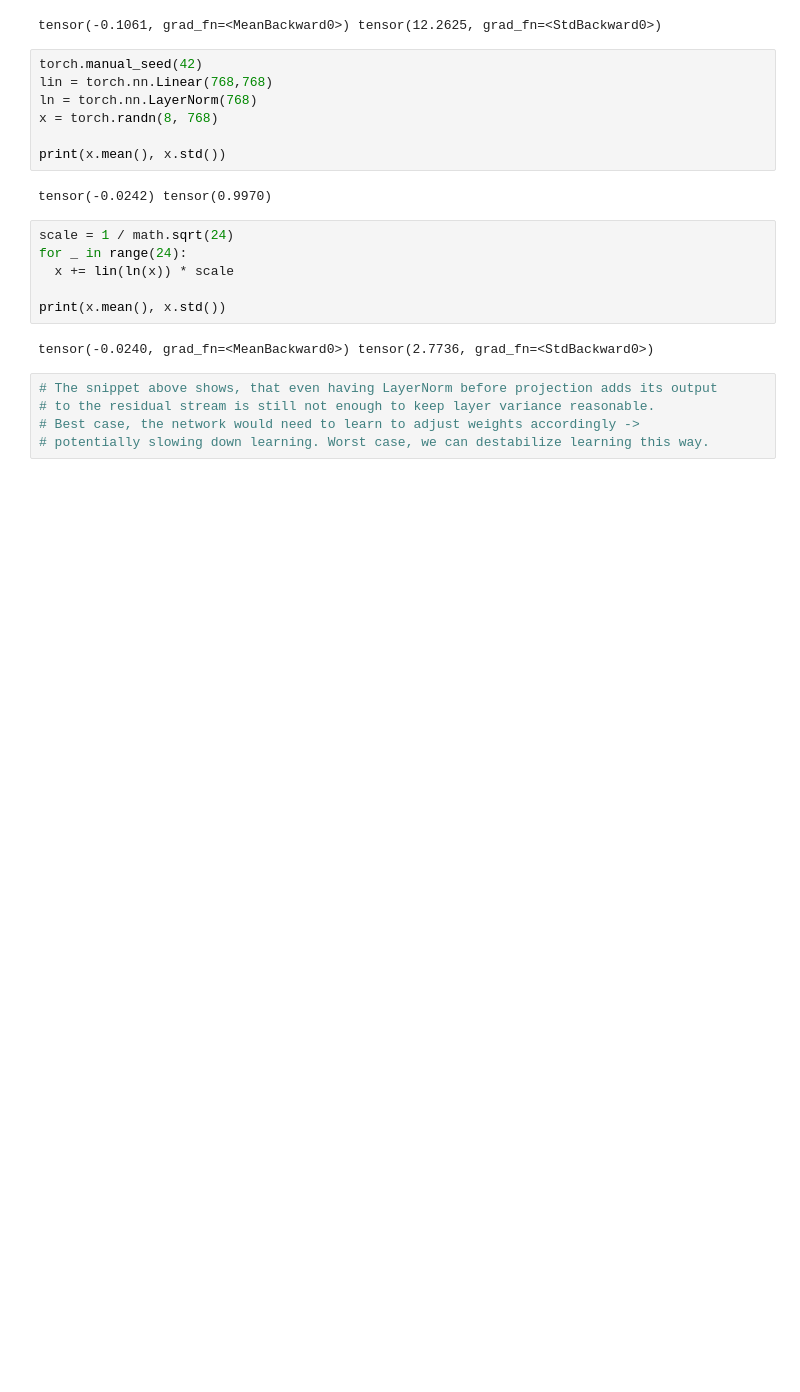
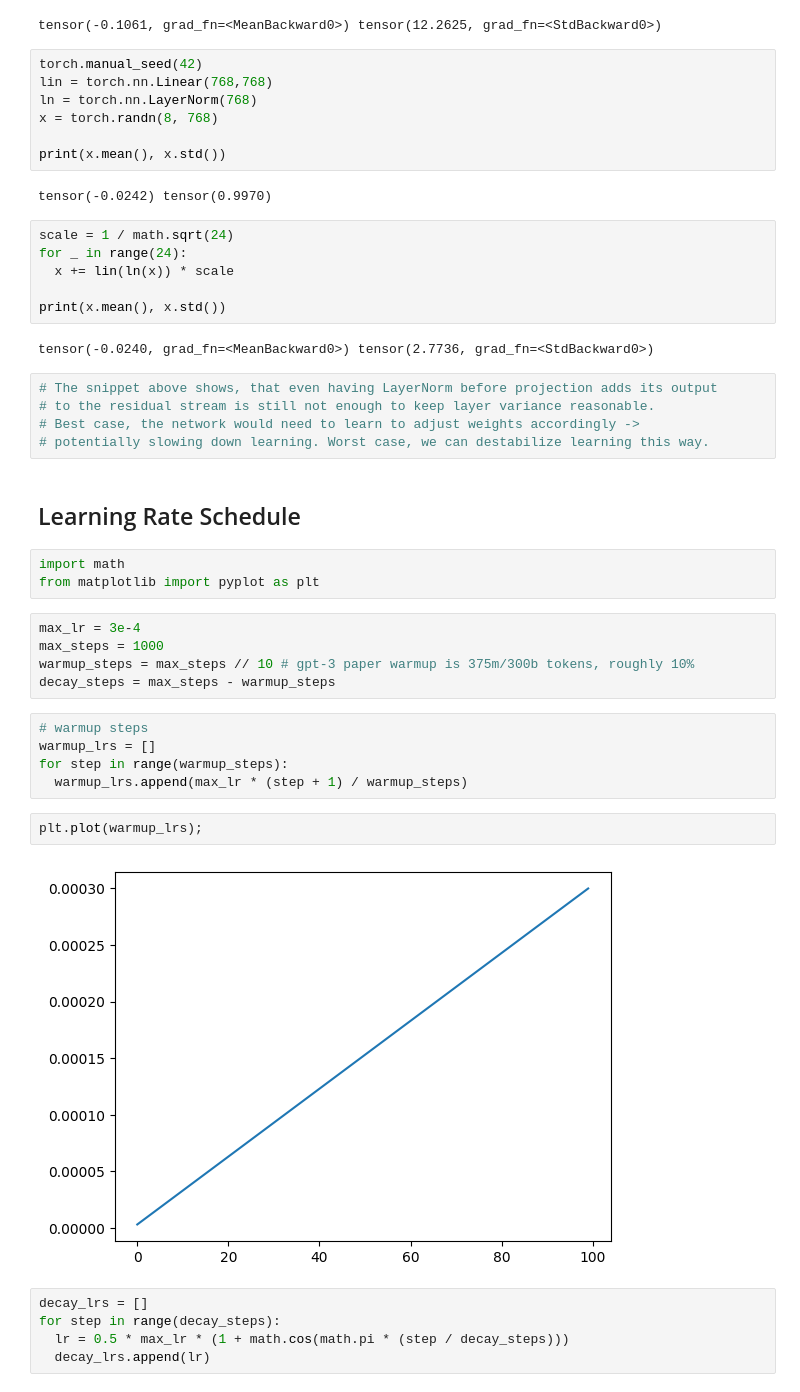
Before and after one commit to ademyanchuk/gpt2-diy, a Jupyter notebook: play.ipynb, the cells around one changed output. Cells and saved outputs as stored; diff of their text form; blank space fills up the shorter version.

Commit message:
Explore and build lr schedule

```diff
--- a/play.ipynb
+++ b/play.ipynb
@@ -622,3 +622,27 @@ tensor(-0.0240, grad_fn=<MeanBackward0>) tensor(2.7736, grad_fn=<StdBackward0>)
 # to the residual stream is still not enough to keep layer variance reasonable.
 # Best case, the network would need to learn to adjust weights accordingly ->
 # potentially slowing down learning. Worst case, we can destabilize learning this way.
+# %% [markdown]
+## Learning Rate Schedule
+# %%
+import math
+from matplotlib import pyplot as plt
+# %%
+max_lr = 3e-4
+max_steps = 1000
+warmup_steps = max_steps // 10 # gpt-3 paper warmup is 375m/300b tokens, roughly 10%
+decay_steps = max_steps - warmup_steps
+# %%
+# warmup steps
+warmup_lrs = []
+for step in range(warmup_steps):
+  warmup_lrs.append(max_lr * (step + 1) / warmup_steps)
+# %%
+plt.plot(warmup_lrs);
+# %% [output]
+[figure, added]
+# %%
+decay_lrs = []
+for step in range(decay_steps):
+  lr = 0.5 * max_lr * (1 + math.cos(math.pi * (step / decay_steps)))
+  decay_lrs.append(lr)
```
Also changed, not shown: parts of 6 cells of this notebook.
